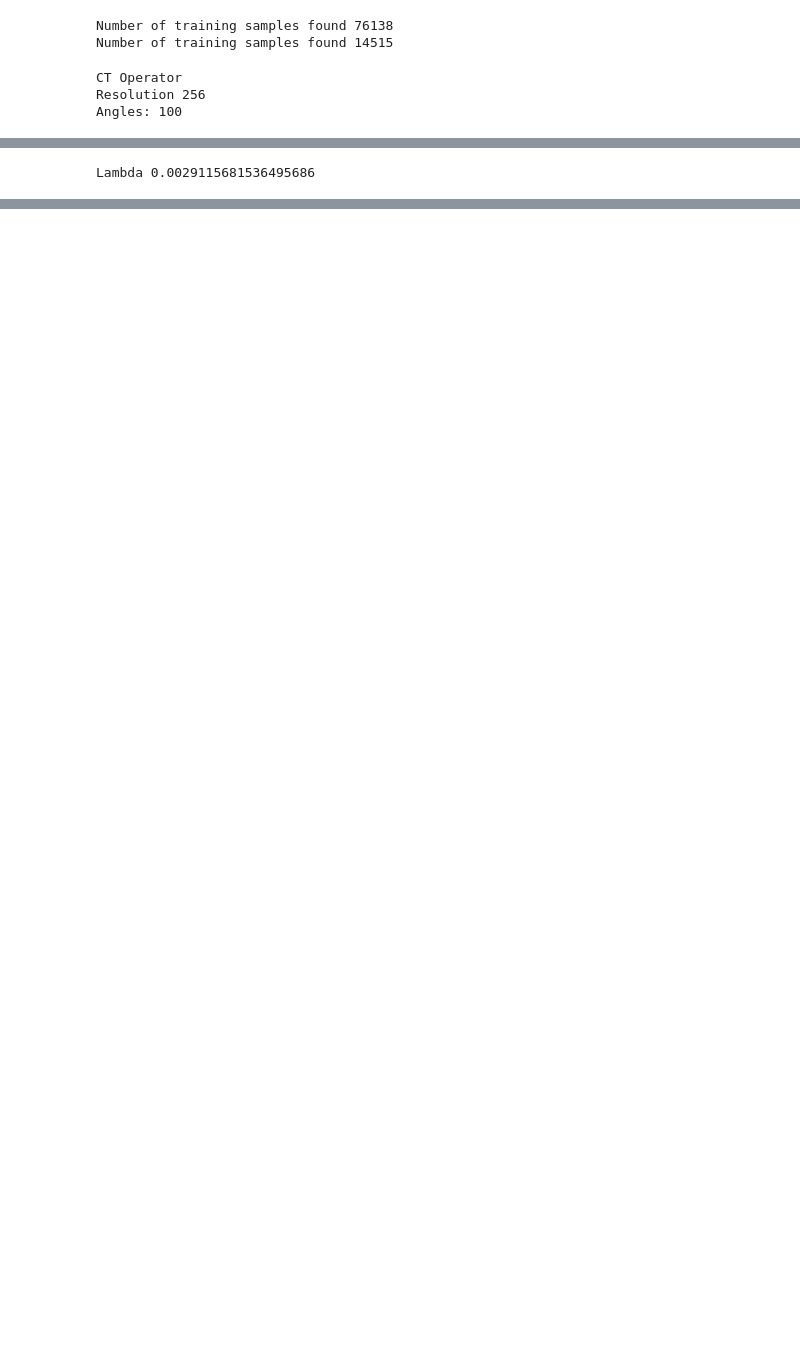
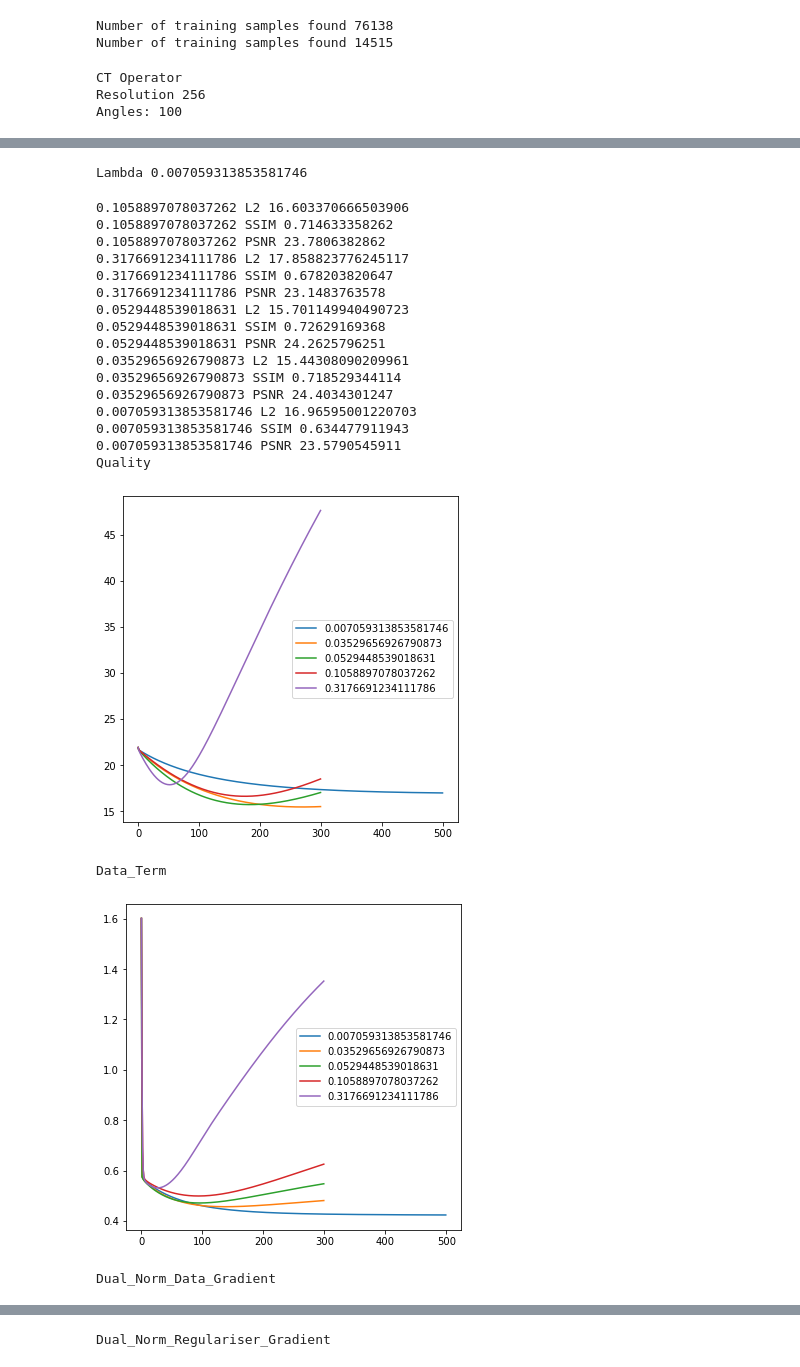
Before and after one commit to lunz-s/AR_torch, a Jupyter notebook: Evaluation.ipynb, the cells around one changed output, grey strips where cells are left out. Cells and saved outputs as stored; diff of their text form; code cells hidden in the pictures; blank space fills up the shorter version.

```diff
--- a/Evaluation.ipynb
+++ b/Evaluation.ipynb
@@ -102,0 +112,7 @@ Model loaded. Step 20000
+# %%
+# Check if we are dealing with TV experiment:
+if 'TV' in EXPERIMENT or 'FBP' in EXPERIMENT:
+    regulariser = TV('').cuda()
+    print('### TV EXPERIMENT ###')
+else:
+    regulariser = ResNet(channels=CHANNELS, downsamples=DOWNSAMPLING, base_path=BASE_PATH, exp_name=EXPERIMENT).cuda()
@@ -167,7 +199,24 @@ def solve_variational_problem(x_0, y, x_gt, n_steps=N_STEPS, step_size=STEP_SIZE
     loggings['Best_Attained_At'] = best_attained_at
     loggings['Best_Reconstruction'] =  best_recon
     loggings['Ground Truth'] = x_gt.cpu().numpy()
-    loggings['FBP'] = x_0.cpu().numpy(),
+    loggings['FBP'] = x_0.cpu().numpy()
+    # compute PSNR and SSIM
+    psnr = 0
+    psnr_per_sample = {}
+    SSIM = 0
+    SSIM_per_sample = {}
+    gt = x_gt.cpu().numpy()
+    for k in range(BATCH_SIZE):
+        p = peak_signal_noise_ratio(gt[k,0,...], best_recon[k,0,...], data_range=1)
+        psnr_per_sample[k] = p
+        psnr += p
+        s = structural_similarity(gt[k,0,...], best_recon[k,0,...])
+        SSIM_per_sample[k] = s
+        SSIM += s
+    loggings['PSNR'] = psnr/BATCH_SIZE
+    loggings['SSIM'] = SSIM/BATCH_SIZE
+    loggings['PSNR_per_sample'] = psnr_per_sample
+    loggings['SSIM_per_sample'] = SSIM_per_sample
 
     return loggings, x
 # %%
@@ -175,22 +224,54 @@ val_gt = next(iter(val_data)).cuda()
 val_fbp, val_y = get_training_data(val_gt)
 results = {}
 # %%
-N_STEPS = 300
+N_STEPS = 500
 STEP_SIZE = 1
 THRESHOLDING = False
-lambdas = [LAMBDA/8, LAMBDA/4, LAMBDA/2, LAMBDA, 2*LAMBDA, 4*LAMBDA, 8*LAMBDA]
+verbose = False
+log_images = False
+# lambdas = [LAMBDA/8, LAMBDA/4, LAMBDA/2, LAMBDA, 2*LAMBDA]
+# lambdas = [3**(i-7) for i in range(3)]
+# lambdas = [.2, .3, .5, .7]
+# lambdas = [0.001]
+lambdas = [LAMBDA/5]
 for l in lambdas:
     print('Lambda', l)
-    logs, _ = solve_variational_problem(val_fbp, val_y, val_gt, step_size=STEP_SIZE, n_steps=N_STEPS, lam=l, verbose=False)
+    logs, _ = solve_variational_problem(val_fbp, val_y, val_gt, step_size=STEP_SIZE, n_steps=N_STEPS, lam=l, verbose=verbose, log_images=log_images)
     results[l] = logs
 # %% [output]
-Lambda 0.0029115681536495686
+Lambda 0.007059313853581746
 # %%
 metrics = ['Quality', 'Data_Term', 'Dual_Norm_Data_Gradient', 'Dual_Norm_Regulariser_Gradient']
+for l in results.keys():
+    print(l, 'L2', results[l]['Reconstruction_Quality'])
+    print(l, 'SSIM', results[l]['SSIM'])
+    print(l, 'PSNR', results[l]['PSNR'])
 for m in metrics:
     print(m)
     plt.figure(figsize=(6,6))
-    for l in lambdas:
+    for l in sorted(list(results.keys())):
+#     for l in [LAMBDA/100, 3*LAMBDA/100]:
         plt.plot(results[l][m].keys(), results[l][m].values(), label=l)
     plt.legend()
     plt.show()
+# %% [output]
+0.1058897078037262 L2 16.603370666503906
+0.1058897078037262 SSIM 0.714633358262
+0.1058897078037262 PSNR 23.7806382862
+0.3176691234111786 L2 17.858823776245117
+0.3176691234111786 SSIM 0.678203820647
+0.3176691234111786 PSNR 23.1483763578
+0.0529448539018631 L2 15.701149940490723
+0.0529448539018631 SSIM 0.72629169368
+0.0529448539018631 PSNR 24.2625796251
+0.03529656926790873 L2 15.44308090209961
+0.03529656926790873 SSIM 0.718529344114
+0.03529656926790873 PSNR 24.4034301247
+0.007059313853581746 L2 16.96595001220703
+0.007059313853581746 SSIM 0.634477911943
+0.007059313853581746 PSNR 23.5790545911
+Quality
+[figure, added]
+Data_Term
+[figure, added]
+Dual_Norm_Data_Gradient
@@ -196,0 +279 @@ for m in metrics:
+Dual_Norm_Regulariser_Gradient
```
Also changed, not shown: parts of 15 cells of this notebook, 4 other files.
